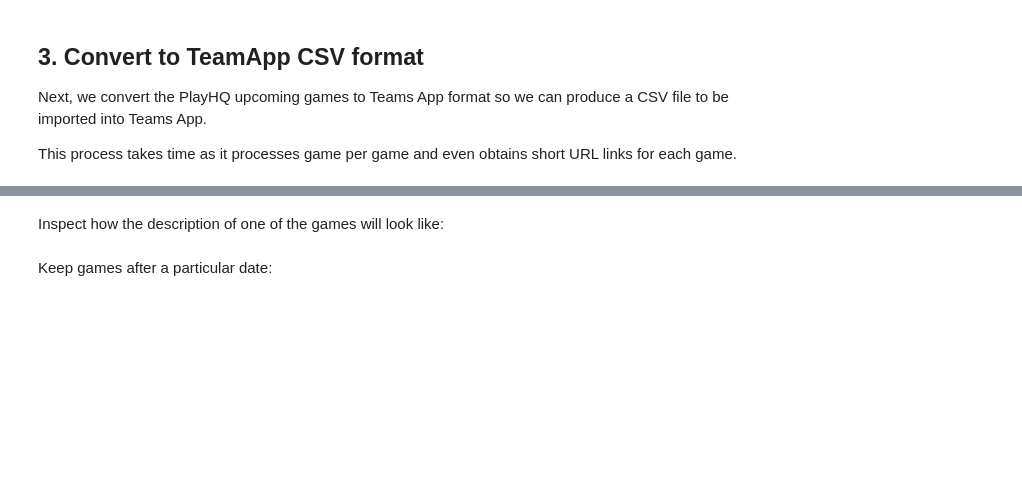
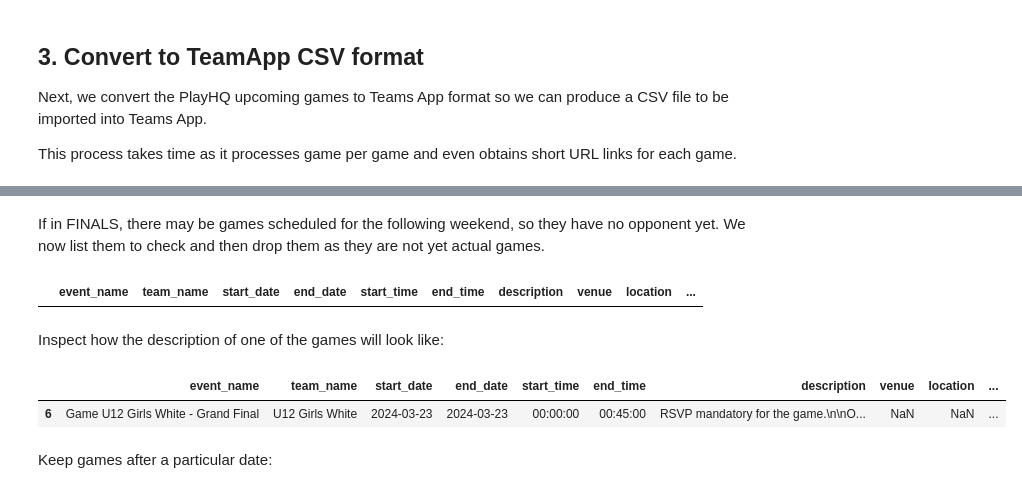
Before and after one commit to ssardina/tapp-fixture, a Jupyter notebook: playhq_scrape.ipynb, the cells around one changed output, grey strips where cells are left out. Saved outputs shown, nothing was run; the diff lists cells and outputs as text; code cells hidden in the pictures; blank space fills up the shorter version.

Commit message:
address final games with no opponent yet

```diff
--- a/playhq_scrape.ipynb
+++ b/playhq_scrape.ipynb
@@ -37,13 +37,13 @@ So, first of all, specify the following information:
 # %%
 # Change this to import your club's own configuration
 # from config_bmc_w23 import *
-# from config_bmc_s23 import *
-from config_cba_24 import *
+from config_bmc_s23 import *
+# from config_cba_24 import *
 
 # Set the game date interval scrape
 # GAME_DATE_START = datetime.date.today() # by default, any game after today
 # GAME_DATE_START = utils.next_day(calendar.SATURDAY)   # start from next game day (used for Domestic)
-GAME_DATE_START = datetime.date(2024, 1, 1) # start on a specific day - (used for Rep - REP ROUND 5+)
+GAME_DATE_START = datetime.date(2024, 3, 12) # start on a specific day - (used for Rep - REP ROUND 5+)
 
 WEEKS = 10   # how many weeks after date start we want to scrape (use 1 for just next game)
 GAME_DATE_END = GAME_DATE_START + datetime.timedelta(days=WEEKS*7)
@@ -128,9 +194,23 @@ if single_game_day:
+# %% [markdown]
+If in FINALS, there may be games scheduled for the following weekend, so they have no opponent yet.
+We now list them to check and then drop them as they are not yet actual games.
+# %%
+games_tapps_df[games_tapps_df.opponent == "PENDING"]
+# %% [output]
+|  | event_name | team_name | start_date | end_date | start_time | end_time | description | venue | location | ... |
+# %%
+games_tapps_df.drop(games_tapps_df[games_tapps_df.opponent == "PENDING"].index, inplace=True)
 # %% [markdown]
 Inspect how the description of one of the games will look like:
 # %%
 # games_tapps_df.sample(3)
 # dtale.show(games_tapps_df)
 games_tapps_df
+
+games_tapps_df.query("team_name == 'U12 Girls White'")
+# %% [output]
+|  | event_name | team_name | start_date | end_date | start_time | end_time | description | venue | location | ... |
+| 6 | Game U12 Girls White - Grand Final | U12 Girls White | 2024-03-23 | 2024-03-23 | 00:00:00 | 00:45:00 | RSVP mandatory for the game.\n\nO... | NaN | NaN | ... |
 # %% [markdown]
 Keep games after a particular date:
 # %%
```
Also changed, not shown: parts of 14 cells of this notebook, 1 other file.
